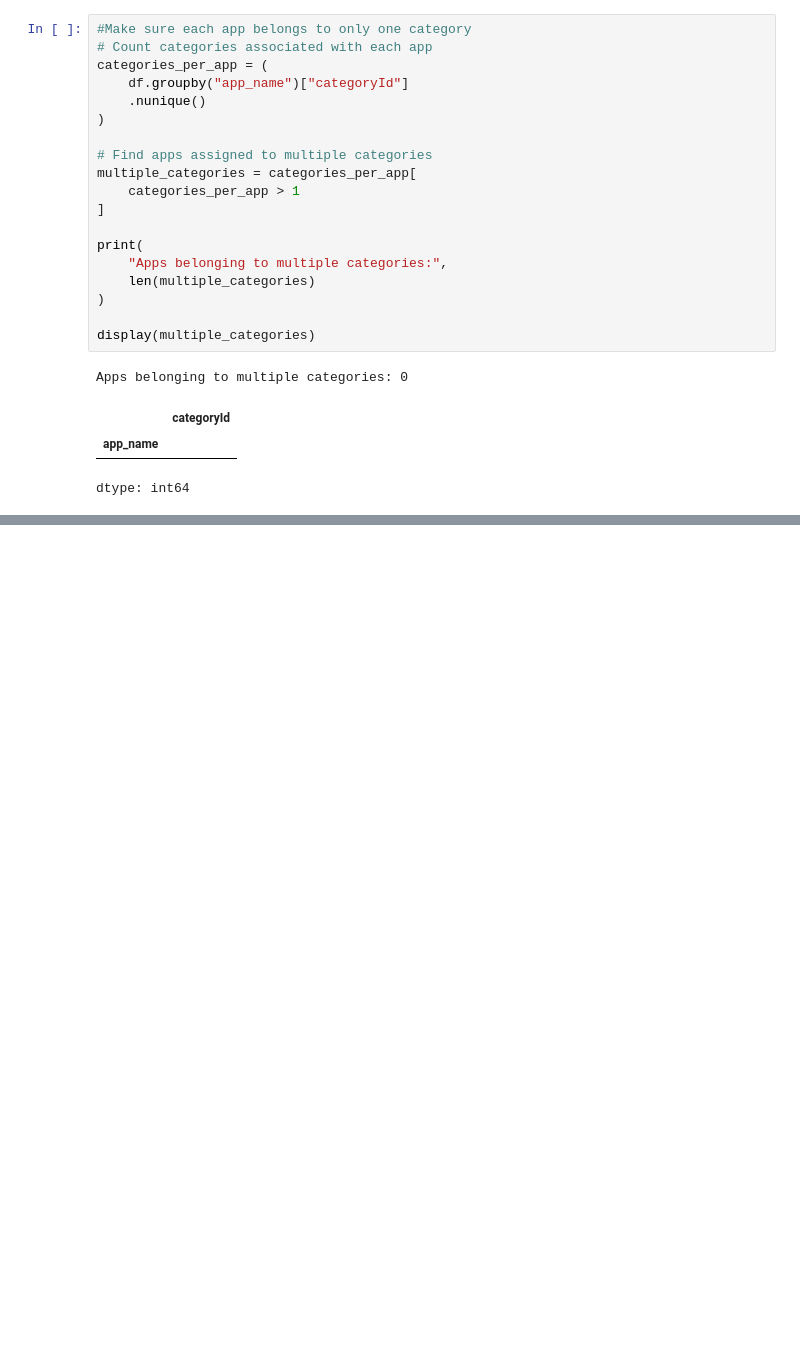
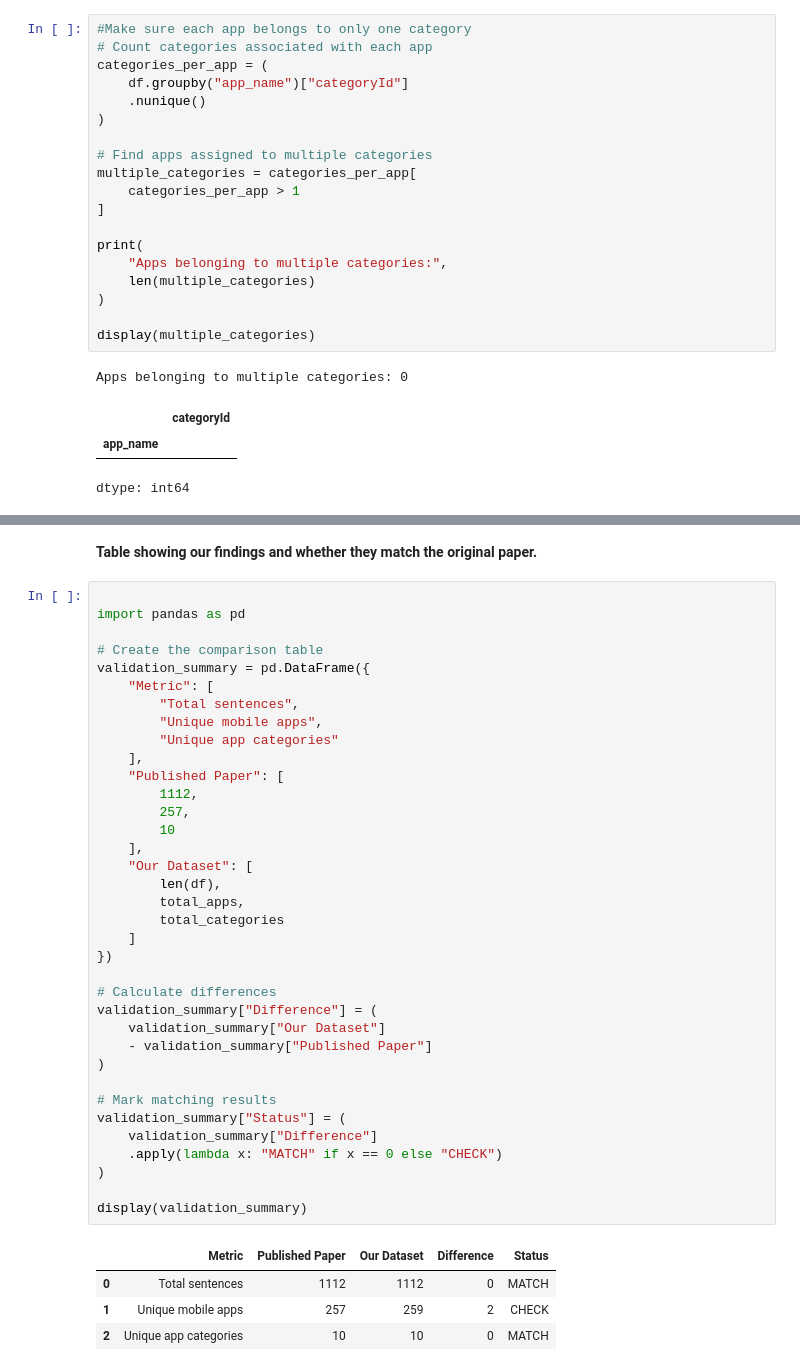
Before and after one commit to tiramisuuuuuuu/CMPE-252-Final-Project, a Jupyter notebook: Emotion_Classification_Project.ipynb, the cells around one changed output, grey strips where cells are left out. Drawn from its saved outputs; the diff is of its cells as text; blank space fills up the shorter version.

```diff
--- a/Emotion_Classification_Project.ipynb
+++ b/Emotion_Classification_Project.ipynb
@@ -668,0 +740,43 @@ dtype: int64
+# %% [markdown]
+**Table showing our findings and whether they match the original paper.**
+# %%
+
+import pandas as pd
+
+# Create the comparison table
+validation_summary = pd.DataFrame({
+    "Metric": [
+        "Total sentences",
+        "Unique mobile apps",
+        "Unique app categories"
+    ],
+    "Published Paper": [
+        1112,
+        257,
+        10
+    ],
+    "Our Dataset": [
+        len(df),
+        total_apps,
+        total_categories
+    ]
+})
+
+# Calculate differences
+validation_summary["Difference"] = (
+    validation_summary["Our Dataset"]
+    - validation_summary["Published Paper"]
+)
+
+# Mark matching results
+validation_summary["Status"] = (
+    validation_summary["Difference"]
+    .apply(lambda x: "MATCH" if x == 0 else "CHECK")
+)
+
+display(validation_summary)
+# %% [output]
+|  | Metric | Published Paper | Our Dataset | Difference | Status |
+| 0 | Total sentences | 1112 | 1112 | 0 | MATCH |
+| 1 | Unique mobile apps | 257 | 259 | 2 | CHECK |
+| 2 | Unique app categories | 10 | 10 | 0 | MATCH |
```
Also changed, not shown: parts of 3 cells of this notebook.
